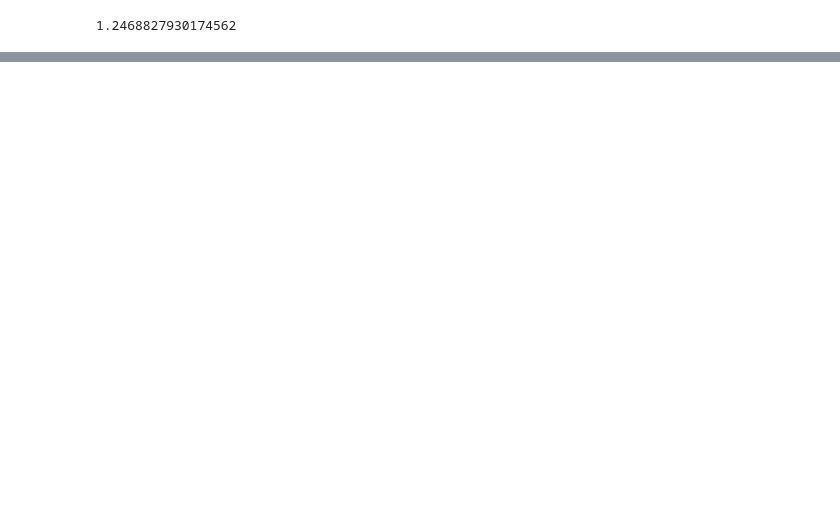
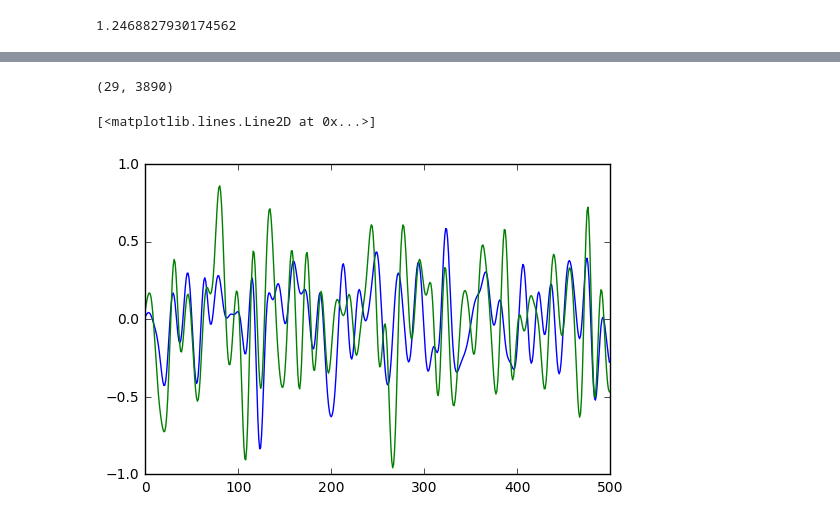
Before and after one commit to hstrey/nicotine-paper, a Jupyter notebook: fMRI time series analysis NIC12 filtered.ipynb, the cells around one changed output, grey strips where cells are left out. Cells and saved outputs as stored; diff of their text form; code cells hidden in the pictures; blank space fills up the shorter version.

```diff
--- a/fMRI time series analysis NIC12 filtered.ipynb
+++ b/fMRI time series analysis NIC12 filtered.ipynb
@@ -87 +96,11 @@ for trace,name in zip(data,roinames):
 ... (17 outputs left out)
+# %%
+data_filtered.shape
+# %% [output]
+(29, 3890)
+# %%
+plt.plot(data_filtered[0][:500])
+plt.plot(data_filtered[1][:500])
+# %% [output]
+[<matplotlib.lines.Line2D at 0x...>]
+[figure, added]
```
Also changed, not shown: parts of 10 cells of this notebook, 13 other files.
